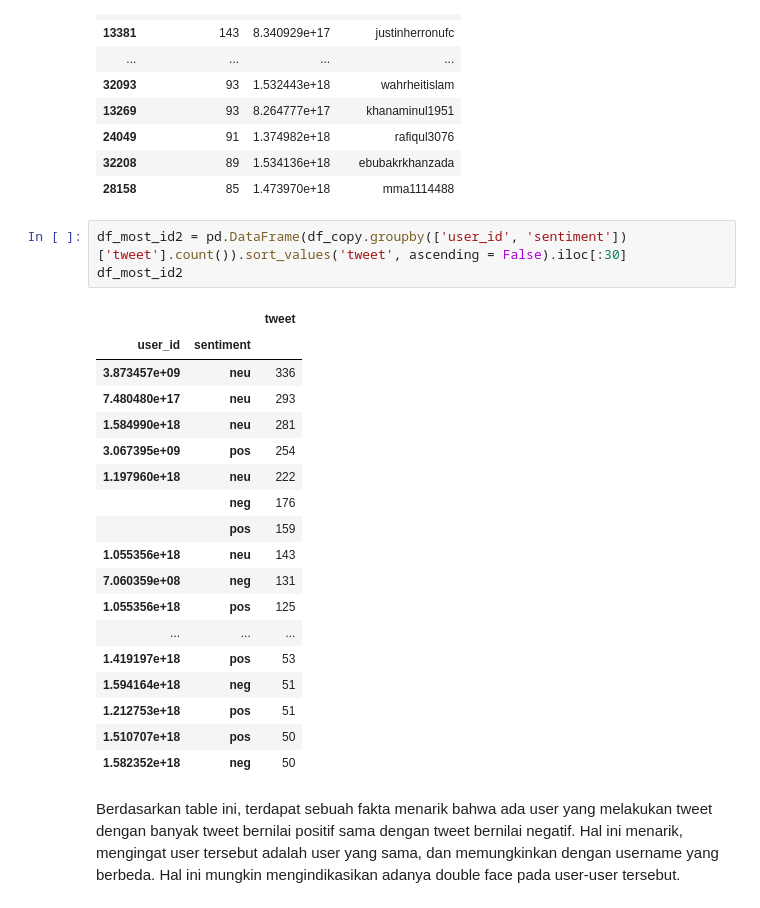
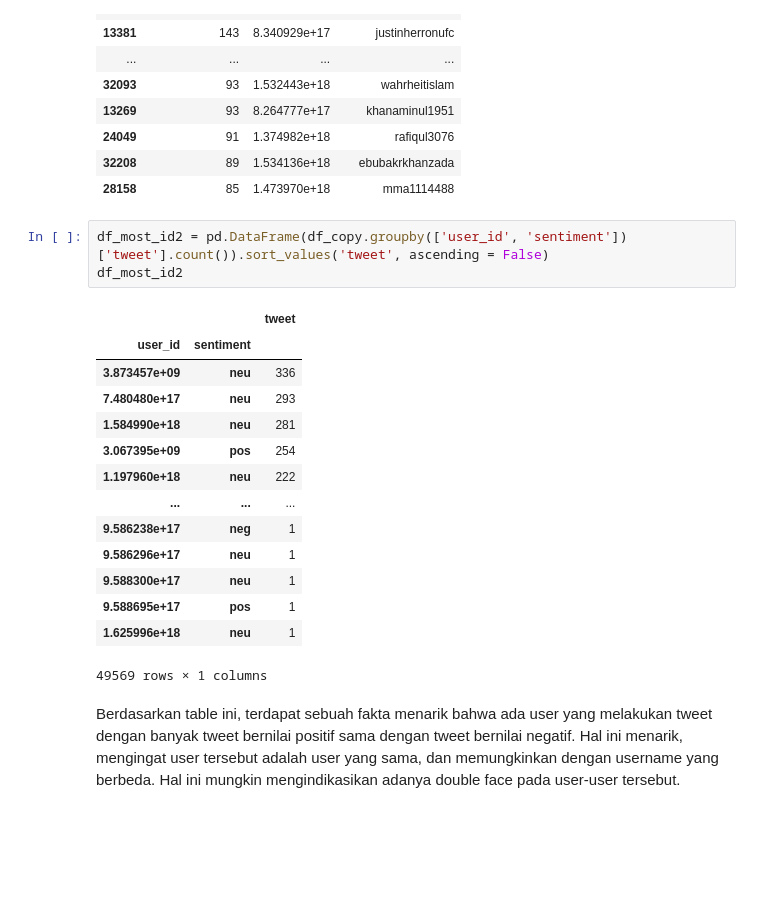
Before and after one commit to rarmnsyah/DATASCIENCE, a Jupyter notebook: analysis-twit-sentiment-project/main.ipynb, the cells around one changed output. Drawn from its saved outputs; the diff is of its cells as text; blank space fills up the shorter version.

```diff
--- a/MEGA-PROJECT/main.ipynb
+++ b/analysis-twit-sentiment-project/main.ipynb
@@ -313,26 +313,22 @@ df_most_id_sorted
 | 32208 | 89 | 1.534136e+18 | ebubakrkhanzada |
 | 28158 | 85 | 1.473970e+18 | mma1114488 |
 # %%
-df_most_id2 = pd.DataFrame(df_copy.groupby(['user_id', 'sentiment'])['tweet'].count()).sort_values('tweet', ascending = False).iloc[:30]
+df_most_id2 = pd.DataFrame(df_copy.groupby(['user_id', 'sentiment'])['tweet'].count()).sort_values('tweet', ascending = False)
 df_most_id2
 # %% [output]
 |  |  | tweet |
 | user_id | sentiment |  |
 | 3.873457e+09 | neu | 336 |
 | 7.480480e+17 | neu | 293 |
 | 1.584990e+18 | neu | 281 |
 | 3.067395e+09 | pos | 254 |
 | 1.197960e+18 | neu | 222 |
-|  | neg | 176 |
-|  | pos | 159 |
-| 1.055356e+18 | neu | 143 |
-| 7.060359e+08 | neg | 131 |
-| 1.055356e+18 | pos | 125 |
 | ... | ... | ... |
-| 1.419197e+18 | pos | 53 |
-| 1.594164e+18 | neg | 51 |
-| 1.212753e+18 | pos | 51 |
-| 1.510707e+18 | pos | 50 |
-| 1.582352e+18 | neg | 50 |
+| 9.586238e+17 | neg | 1 |
+| 9.586296e+17 | neu | 1 |
+| 9.588300e+17 | neu | 1 |
+| 9.588695e+17 | pos | 1 |
+| 1.625996e+18 | neu | 1 |
+49569 rows × 1 columns
 # %% [markdown]
 Berdasarkan table ini, terdapat sebuah fakta menarik bahwa ada user yang melakukan tweet dengan banyak tweet bernilai positif sama dengan tweet bernilai negatif. Hal ini menarik, mengingat user tersebut adalah user yang sama, dan memungkinkan dengan username yang berbeda. Hal ini mungkin mengindikasikan adanya double face pada user-user tersebut.
```
Also changed, not shown: parts of 5 cells of this notebook, 7 other files.
